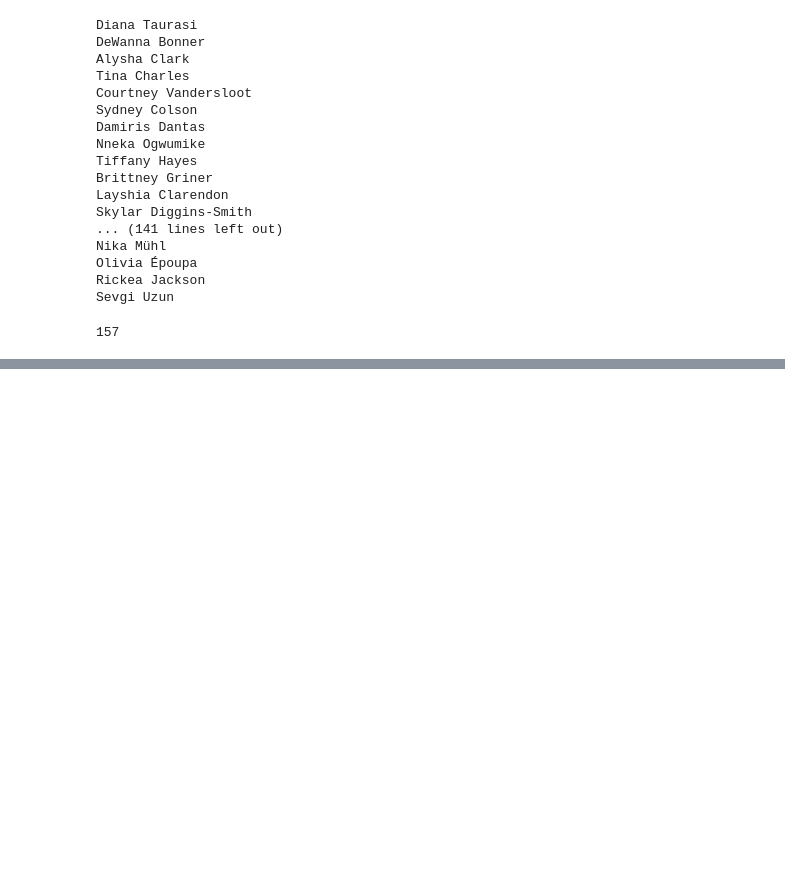
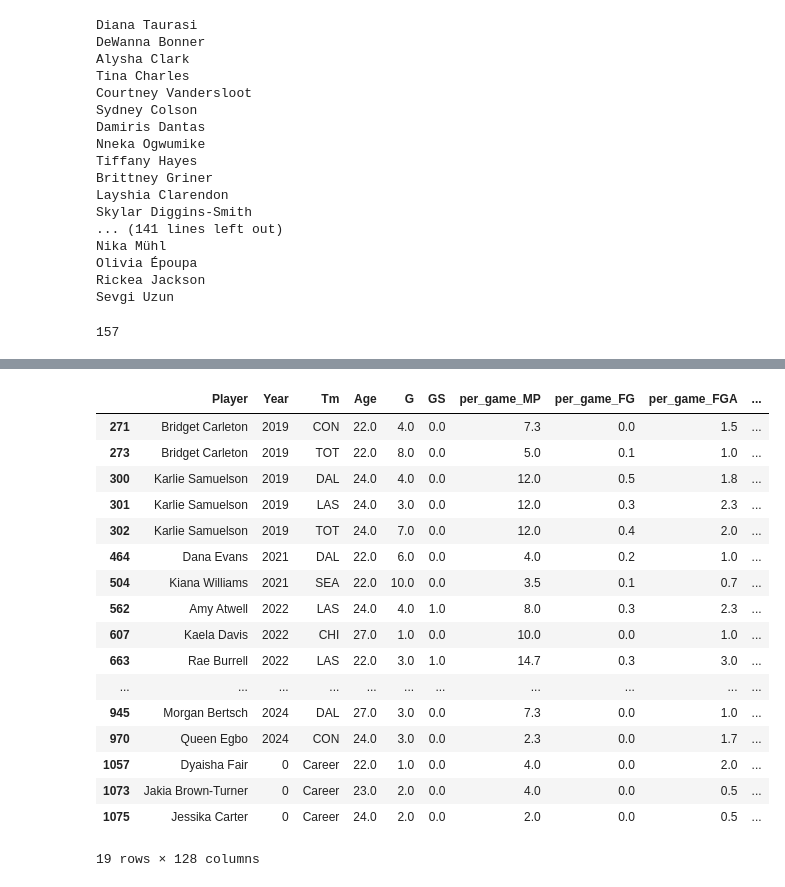
Before and after one commit to colterwood/LHL-final-final-project, a Jupyter notebook: notebooks/player_data.ipynb, the cells around one changed output, grey strips where cells are left out. Drawn from its saved outputs; the diff is of its cells as text; code cells hidden in the pictures; blank space fills up the shorter version.

Commit message:
Add files via upload
Updated notebook for player_data.csv scraping and cleaning

```diff
--- a/notebooks/player_data.ipynb
+++ b/notebooks/player_data.ipynb
@@ -499,0 +803,3 @@ files.download("player_data.csv")
+# %%
+# Replace nulls with 0 in 'per_poss_ORtg'
+df["per_poss_ORtg"] = df["per_poss_ORtg"].fillna(0)
@@ -499,0 +817,3 @@ files.download("player_data.csv")
+# %%
+# Replace nulls with 0 in 'per_poss_ORtg'
+df["advanced_TOV%"] = df["advanced_TOV%"].fillna(0)
@@ -499,0 +865,6 @@ files.download("player_data.csv")
+# %%
+# List of row indices you want to clean
+target_indices = [385, 486, 508, 519, 528, 539, 622, 643, 999]
+
+# Fill nulls with 0 for just those rows
+df.loc[target_indices] = df.loc[target_indices].fillna(0)
@@ -499,0 +904,28 @@ files.download("player_data.csv")
+# %%
+# List of row indices you want to clean
+target_indices = [272,613,850,1033]
+
+# Fill nulls with 0 for just those rows
+df.loc[target_indices] = df.loc[target_indices].fillna(0)
+# %%
+# Filter the DataFrame to show rows with null values in 'per_poss_ORtg'
+df[df["shooting_% of FG Ast'd_2P"].isna()]
+# %% [output]
+|  | Player | Year | Tm | Age | G | GS | per_game_MP | per_game_FG | per_game_FGA | ... |
+| 271 | Bridget Carleton | 2019 | CON | 22.0 | 4.0 | 0.0 | 7.3 | 0.0 | 1.5 | ... |
+| 273 | Bridget Carleton | 2019 | TOT | 22.0 | 8.0 | 0.0 | 5.0 | 0.1 | 1.0 | ... |
+| 300 | Karlie Samuelson | 2019 | DAL | 24.0 | 4.0 | 0.0 | 12.0 | 0.5 | 1.8 | ... |
+| 301 | Karlie Samuelson | 2019 | LAS | 24.0 | 3.0 | 0.0 | 12.0 | 0.3 | 2.3 | ... |
+| 302 | Karlie Samuelson | 2019 | TOT | 24.0 | 7.0 | 0.0 | 12.0 | 0.4 | 2.0 | ... |
+| 464 | Dana Evans | 2021 | DAL | 22.0 | 6.0 | 0.0 | 4.0 | 0.2 | 1.0 | ... |
+| 504 | Kiana Williams | 2021 | SEA | 22.0 | 10.0 | 0.0 | 3.5 | 0.1 | 0.7 | ... |
+| 562 | Amy Atwell | 2022 | LAS | 24.0 | 4.0 | 1.0 | 8.0 | 0.3 | 2.3 | ... |
+| 607 | Kaela Davis | 2022 | CHI | 27.0 | 1.0 | 0.0 | 10.0 | 0.0 | 1.0 | ... |
+| 663 | Rae Burrell | 2022 | LAS | 22.0 | 3.0 | 1.0 | 14.7 | 0.3 | 3.0 | ... |
+| ... | ... | ... | ... | ... | ... | ... | ... | ... | ... | ... |
+| 945 | Morgan Bertsch | 2024 | DAL | 27.0 | 3.0 | 0.0 | 7.3 | 0.0 | 1.0 | ... |
+| 970 | Queen Egbo | 2024 | CON | 24.0 | 3.0 | 0.0 | 2.3 | 0.0 | 1.7 | ... |
+| 1057 | Dyaisha Fair | 0 | Career | 22.0 | 1.0 | 0.0 | 4.0 | 0.0 | 2.0 | ... |
+| 1073 | Jakia Brown-Turner | 0 | Career | 23.0 | 2.0 | 0.0 | 4.0 | 0.0 | 0.5 | ... |
+| 1075 | Jessika Carter | 0 | Career | 24.0 | 2.0 | 0.0 | 2.0 | 0.0 | 0.5 | ... |
+19 rows × 128 columns
```
Also changed, not shown: parts of 65 cells of this notebook.
